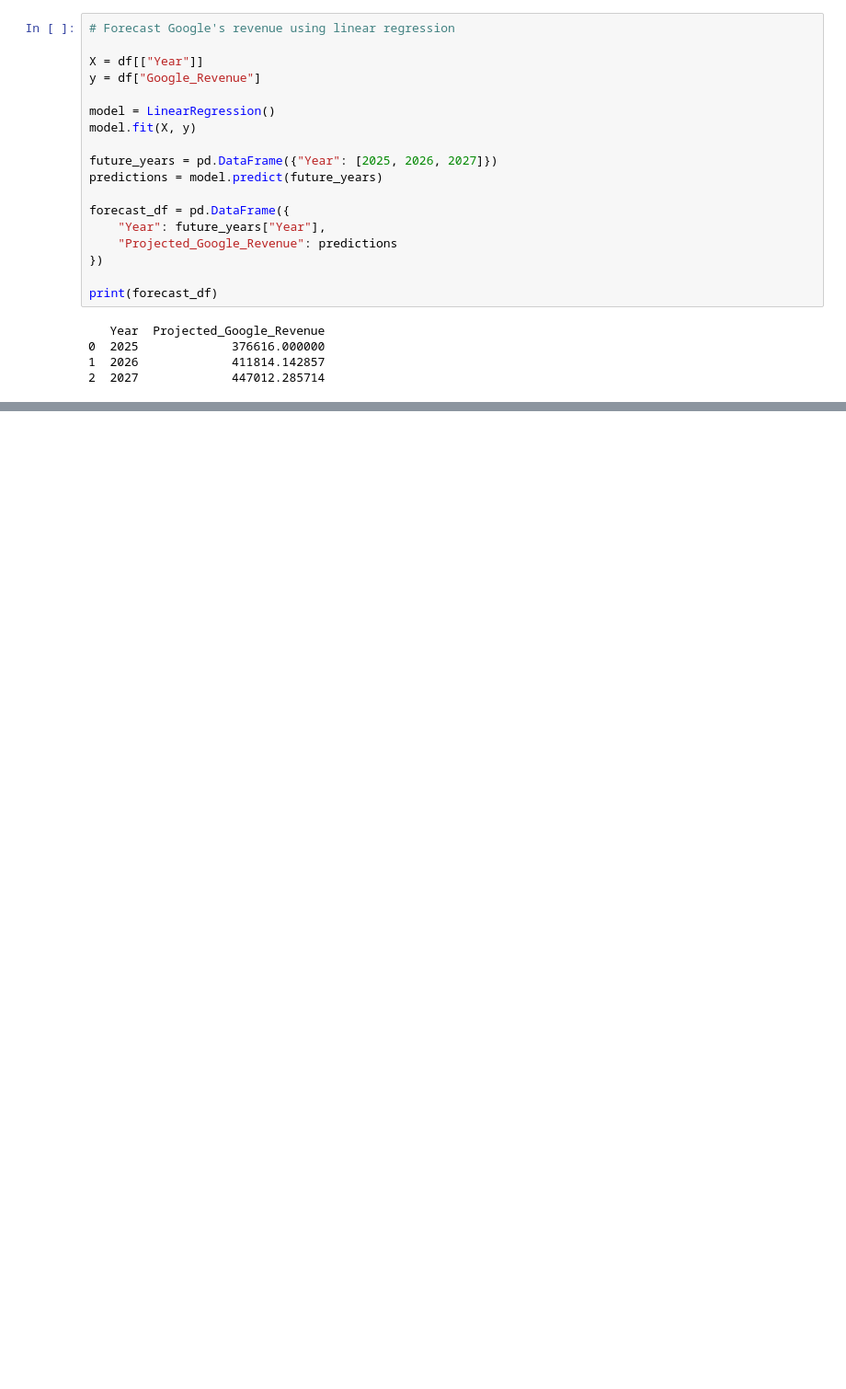
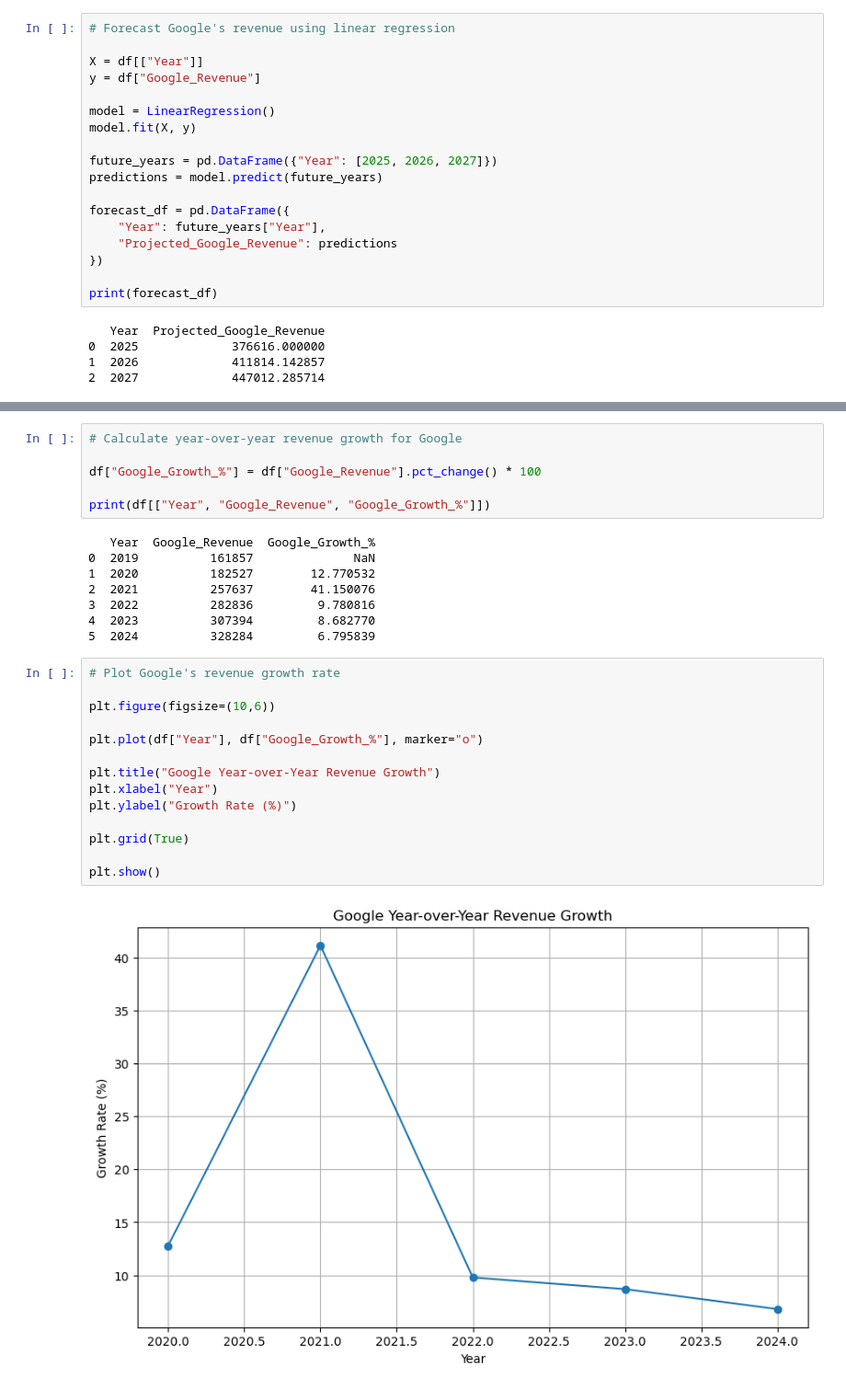
Before and after one commit to eamantahir/tech-product-revenue-forecast, a Jupyter notebook: data/notebooks/revenue_forecast.ipynb, the cells around one changed output, grey strips where cells are left out. Shown at 92% size. Saved outputs shown, nothing was run; the diff lists cells and outputs as text; blank space fills up the shorter version.

```diff
--- a/data/notebooks/revenue_forecast.ipynb
+++ b/data/notebooks/revenue_forecast.ipynb
@@ -71,3 +72,33 @@ plt.grid(True)
 plt.show()
 # %% [output]
 [figure]
+# %%
+# Calculate year-over-year revenue growth for Google
+
+df["Google_Growth_%"] = df["Google_Revenue"].pct_change() * 100
+
+print(df[["Year", "Google_Revenue", "Google_Growth_%"]])
+# %% [output]
+   Year  Google_Revenue  Google_Growth_%
+0  2019          161857              NaN
+1  2020          182527        12.770532
+2  2021          257637        41.150076
+3  2022          282836         9.780816
+4  2023          307394         8.682770
+5  2024          328284         6.795839
+# %%
+# Plot Google's revenue growth rate
+
+plt.figure(figsize=(10,6))
+
+plt.plot(df["Year"], df["Google_Growth_%"], marker="o")
+
+plt.title("Google Year-over-Year Revenue Growth")
+plt.xlabel("Year")
+plt.ylabel("Growth Rate (%)")
+
+plt.grid(True)
+
+plt.show()
+# %% [output]
+[figure, added]
```
Also changed, not shown: parts of 3 cells of this notebook.
